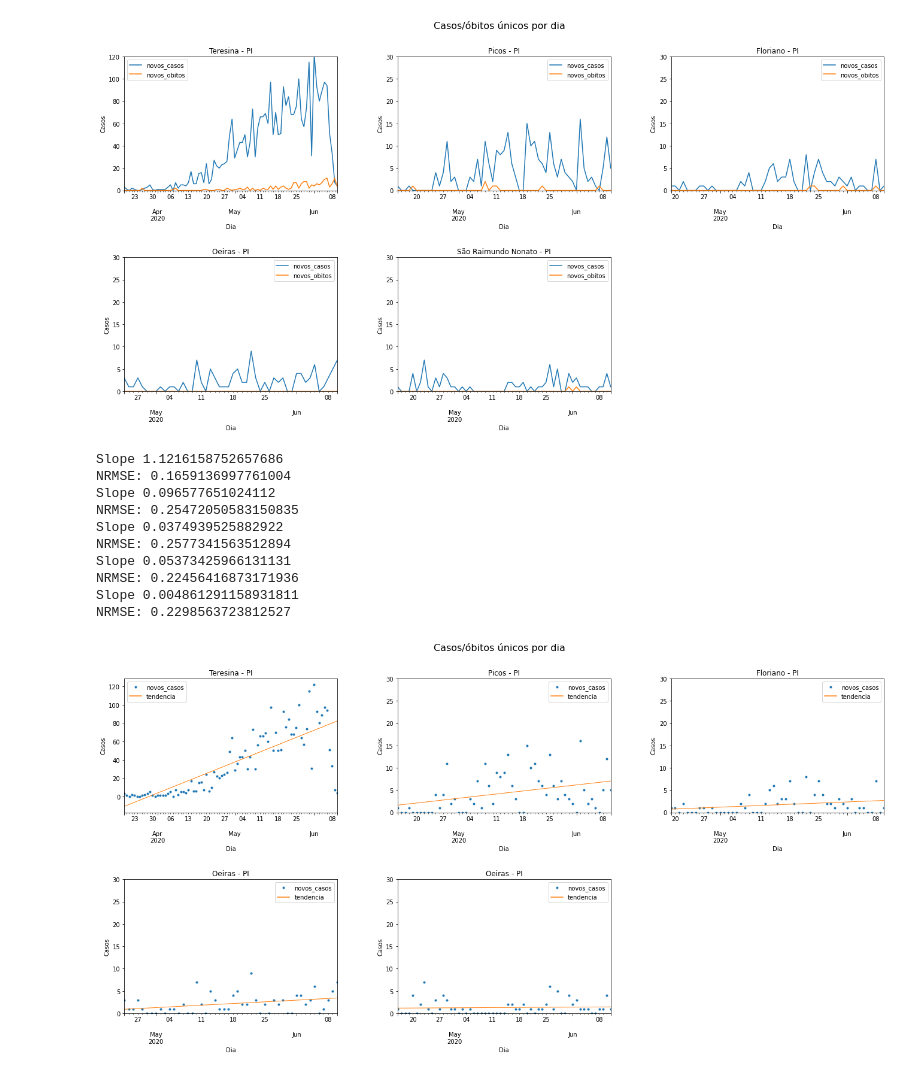
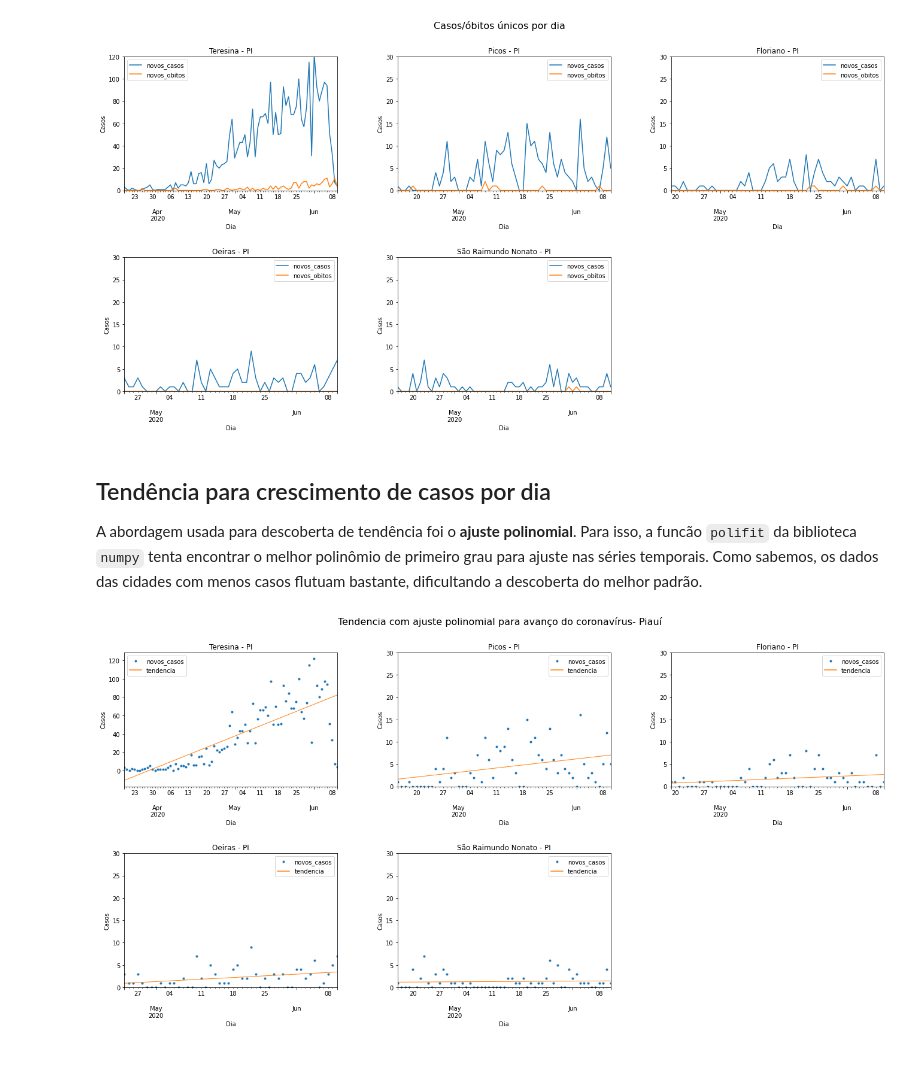
Before and after one commit to diegofsousa/panorama-covid-19-piaui, a Jupyter notebook: primeira_analise.ipynb, the cells around one changed output. Cells and saved outputs as stored; diff of their text form; code cells hidden in the pictures.

Commit message:
adiçao de analisa com tendencia polinomial

```diff
--- a/primeira_analise.ipynb
+++ b/primeira_analise.ipynb
@@ -119,4 +135,8 @@ plt.subplots_adjust(hspace=0.50)
 plt.show()
 # %% [output]
 [figure]
+# %% [markdown]
+## Tendência para crescimento de casos por dia
+
+A abordagem usada para descoberta de tendência foi o **ajuste polinomial**. Para isso, a funcão `polifit` da biblioteca `numpy` tenta encontrar o melhor polinômio de primeiro grau para ajuste nas séries temporais. Como sabemos, os dados das cidades com menos casos flutuam bastante, dificultando a descoberta do melhor padrão.
 # %%
@@ -126,18 +148,20 @@ def define_trend(dataframe, column):
     nrmse = np.sqrt(mse)/(column.max() - column.min())
     return [coefficients[0]*x + coefficients[1] for x in range(len(column))]
 # %%
+# Plotando casos e linha com tendência
+
 import numpy as np
 
 lws = [0.0, 1.0]
 
 fig, ax = plt.subplots(2,3, figsize=(20,10))
 fig.delaxes(ax[1][2])
-fig.suptitle('Casos/óbitos únicos por dia', fontsize=16)
+fig.suptitle('Tendencia com ajuste polinomial para avanço do coronavírus- Piauí', fontsize=16)
 fig.tight_layout(pad=7.0)
 
-teresina_df_sem_obitos = teresina_df_date_index.loc[:,['novos_casos']]
-teresina_df_sem_obitos['tendencia'] = define_trend(teresina_df_sem_obitos, teresina_df_sem_obitos['novos_casos'])
-plot_teresina = teresina_df_sem_obitos.plot(kind='line',ax=ax[0,0], style=['.', None])
+teresina_df_without_deaths = teresina_df_date_index.loc[:,['novos_casos']]
+teresina_df_without_deaths['tendencia'] = define_trend(teresina_df_without_deaths, teresina_df_without_deaths['novos_casos'])
+plot_teresina = teresina_df_without_deaths.plot(kind='line',ax=ax[0,0], style=['.', None])
 
 for i, l in enumerate(plot_teresina.lines):
     plt.setp(l, linewidth=lws[i])
@@ -145,57 +169,46 @@ plot_teresina.set_title("Teresina - PI")
 plot_teresina.set_xlabel("Dia")
 plot_teresina.set_ylabel("Casos")
 
-picos_df_sem_obitos = picos_df_date_index.loc[:,['novos_casos']]
-picos_df_sem_obitos['tendencia'] = define_trend(picos_df_sem_obitos, picos_df_sem_obitos['novos_casos'])
-plot_picos = picos_df_sem_obitos.plot(kind='line',ax=ax[0,1], style=['.', None], ylim=(0,30))
-
+picos_df_without_deaths = picos_df_date_index.loc[:,['novos_casos']]
+picos_df_without_deaths['tendencia'] = define_trend(picos_df_without_deaths, picos_df_without_deaths['novos_casos'])
+plot_picos = picos_df_without_deaths.plot(kind='line',ax=ax[0,1], style=['.', None], ylim=(0,30))
 for i, l in enumerate(plot_picos.lines):
     plt.setp(l, linewidth=lws[i])
 plot_picos.set_title("Picos - PI")
 plot_picos.set_xlabel("Dia")
 plot_picos.set_ylabel("Casos")
 
-floriano_df_sem_obitos = floriano_df_date_index.loc[:,['novos_casos']]
-floriano_df_sem_obitos['tendencia'] = define_trend(floriano_df_sem_obitos, floriano_df_sem_obitos['novos_casos'])
-plot_floriano = floriano_df_sem_obitos.plot(kind='line',ax=ax[0,2], style=['.', None], ylim=(0,30))
+floriano_df_without_deaths = floriano_df_date_index.loc[:,['novos_casos']]
+floriano_df_without_deaths['tendencia'] = define_trend(floriano_df_without_deaths, floriano_df_without_deaths['novos_casos'])
+plot_floriano = floriano_df_without_deaths.plot(kind='line',ax=ax[0,2], style=['.', None], ylim=(0,30))
 
 for i, l in enumerate(plot_floriano.lines):
     plt.setp(l, linewidth=lws[i])
 plot_floriano.set_title("Floriano - PI")
 plot_floriano.set_xlabel("Dia")
 plot_floriano.set_ylabel("Casos")
 
-oeiras_df_sem_obitos = oeiras_df_date_index.loc[:,['novos_casos']]
-oeiras_df_sem_obitos['tendencia'] = define_trend(oeiras_df_sem_obitos, oeiras_df_sem_obitos['novos_casos'])
-plot_oeiras = oeiras_df_sem_obitos.plot(kind='line',ax=ax[1,0], style=['.', None], ylim=(0,30))
+oeiras_df_without_deaths = oeiras_df_date_index.loc[:,['novos_casos']]
+oeiras_df_without_deaths['tendencia'] = define_trend(oeiras_df_without_deaths, oeiras_df_without_deaths['novos_casos'])
+plot_oeiras = oeiras_df_without_deaths.plot(kind='line',ax=ax[1,0], style=['.', None], ylim=(0,30))
 
 for i, l in enumerate(plot_oeiras.lines):
     plt.setp(l, linewidth=lws[i])
 plot_oeiras.set_title("Oeiras - PI")
 plot_oeiras.set_xlabel("Dia")
 plot_oeiras.set_ylabel("Casos")
 
-srn_df_sem_obitos = srn_df_date_index.loc[:,['novos_casos']]
-srn_df_sem_obitos['tendencia'] = define_trend(srn_df_sem_obitos, srn_df_sem_obitos['novos_casos'])
-plot_srn = srn_df_sem_obitos.plot(kind='line',ax=ax[1,1], style=['.', None], ylim=(0,30))
+srn_df_without_deaths = srn_df_date_index.loc[:,['novos_casos']]
+srn_df_without_deaths['tendencia'] = define_trend(srn_df_without_deaths, srn_df_without_deaths['novos_casos'])
+plot_srn = srn_df_without_deaths.plot(kind='line',ax=ax[1,1], style=['.', None], ylim=(0,30))
 
 for i, l in enumerate(plot_srn.lines):
     plt.setp(l, linewidth=lws[i])
-plot_srn.set_title("Oeiras - PI")
+plot_srn.set_title("São Raimundo Nonato - PI")
 plot_srn.set_xlabel("Dia")
 plot_srn.set_ylabel("Casos")
 
 plt.subplots_adjust(hspace=0.50)
 plt.show()
 # %% [output]
-Slope 1.1216158752657686
-NRMSE: 0.1659136997761004
-Slope 0.096577651024112
-NRMSE: 0.25472050583150835
-Slope 0.0374939525882922
-NRMSE: 0.2577341563512894
-Slope 0.05373425966131131
-NRMSE: 0.22456416873171936
-Slope 0.004861291158931811
-NRMSE: 0.2298563723812527
-[figure, old version]
+[figure, new version]
```
Also changed, not shown: parts of 10 cells of this notebook.
